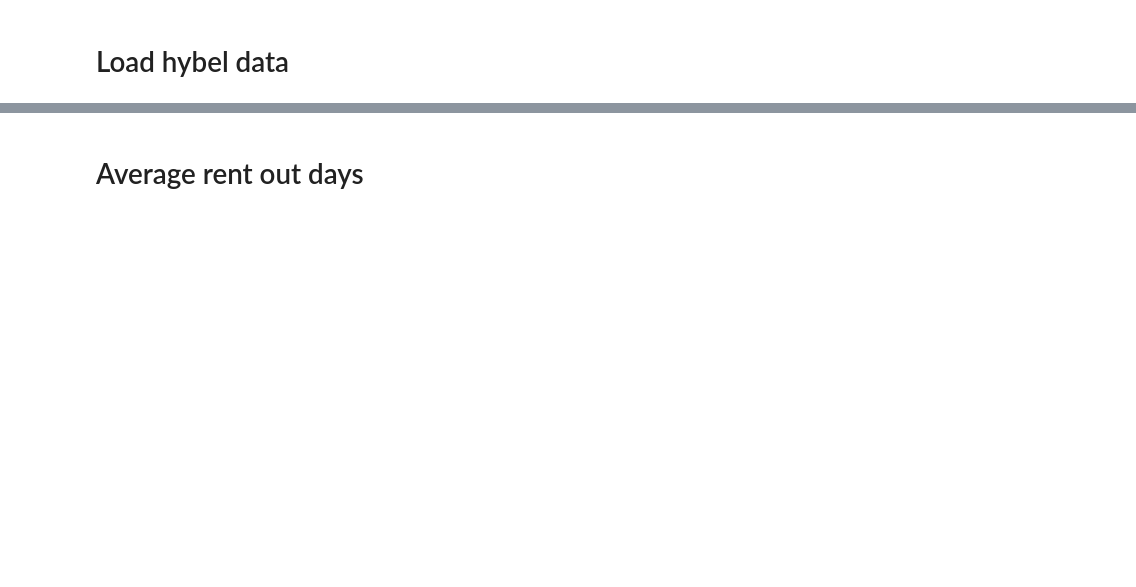
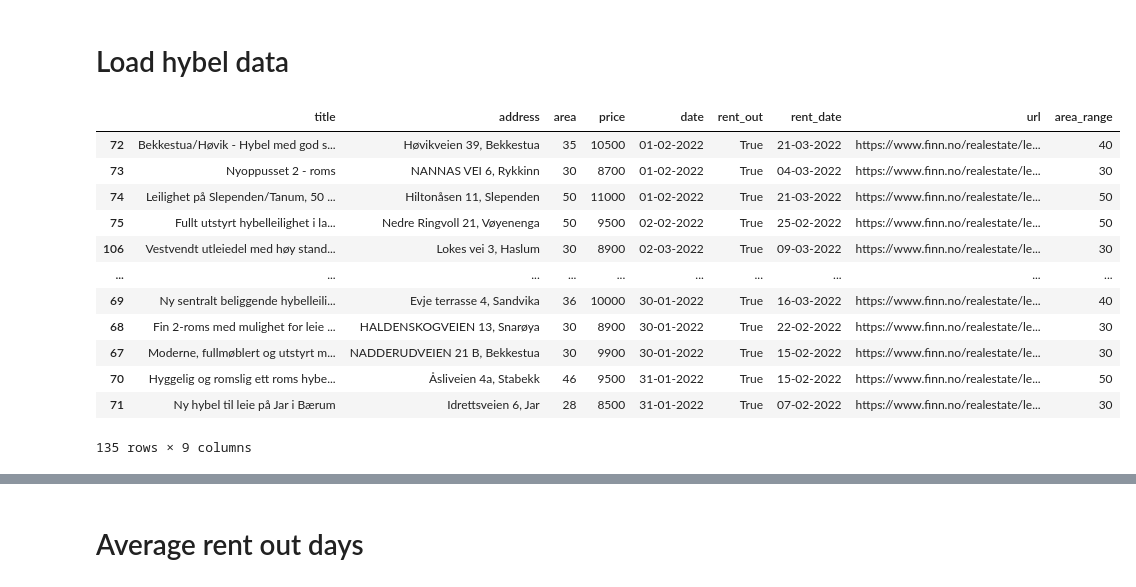
Before and after one commit to bowlderstudio/finn_ad, a Jupyter notebook: notebook/Rent market analyse.ipynb, the cells around one changed output, grey strips where cells are left out. Saved outputs shown, nothing was run; the diff lists cells and outputs as text; code cells hidden in the pictures; blank space fills up the shorter version.

```diff
--- a/notebook/Rent market analyse.ipynb
+++ b/notebook/Rent market analyse.ipynb
@@ -8,9 +8,23 @@ pd.set_option('display.max_colwidth', None)
 # Load hybel data
 # %%
 path="../data"
-hybel_df = pd.read_csv(os.path.join(path,"hybel.csv"))
+hybel_df = pd.read_csv(os.path.join(path,"hybel_baerum.csv"))
 hybel_df["area_range"]=round(hybel_df["area"],-1)
 hybel_df.sort_values('date')
+# %% [output]
+|  | title | address | area | price | date | rent_out | rent_date | url | area_range |
+| 72 | Bekkestua/Høvik - Hybel med god s... | Høvikveien 39, Bekkestua | 35 | 10500 | 01-02-2022 | True | 21-03-2022 | https://www.finn.no/realestate/le... | 40 |
+| 73 | Nyoppusset 2 - roms | NANNAS VEI 6, Rykkinn | 30 | 8700 | 01-02-2022 | True | 04-03-2022 | https://www.finn.no/realestate/le... | 30 |
+| 74 | Leilighet på Slependen/Tanum, 50 ... | Hiltonåsen 11, Slependen | 50 | 11000 | 01-02-2022 | True | 21-03-2022 | https://www.finn.no/realestate/le... | 50 |
+| 75 | Fullt utstyrt hybelleilighet i la... | Nedre Ringvoll 21, Vøyenenga | 50 | 9500 | 02-02-2022 | True | 25-02-2022 | https://www.finn.no/realestate/le... | 50 |
+| 106 | Vestvendt utleiedel med høy stand... | Lokes vei 3, Haslum | 30 | 8900 | 02-03-2022 | True | 09-03-2022 | https://www.finn.no/realestate/le... | 30 |
+| ... | ... | ... | ... | ... | ... | ... | ... | ... | ... |
+| 69 | Ny sentralt beliggende hybelleili... | Evje terrasse 4, Sandvika | 36 | 10000 | 30-01-2022 | True | 16-03-2022 | https://www.finn.no/realestate/le... | 40 |
+| 68 | Fin 2-roms med mulighet for leie ... | HALDENSKOGVEIEN 13, Snarøya | 30 | 8900 | 30-01-2022 | True | 22-02-2022 | https://www.finn.no/realestate/le... | 30 |
+| 67 | Moderne, fullmøblert og utstyrt m... | NADDERUDVEIEN 21 B, Bekkestua | 30 | 9900 | 30-01-2022 | True | 15-02-2022 | https://www.finn.no/realestate/le... | 30 |
+| 70 | Hyggelig og romslig ett roms hybe... | Åsliveien 4a, Stabekk | 46 | 9500 | 31-01-2022 | True | 15-02-2022 | https://www.finn.no/realestate/le... | 50 |
+| 71 | Ny hybel til leie på Jar i Bærum | Idrettsveien 6, Jar | 28 | 8500 | 31-01-2022 | True | 07-02-2022 | https://www.finn.no/realestate/le... | 30 |
+135 rows × 9 columns
 # %%
 rentout_hybel=hybel_df[(hybel_df["rent_out"]==True) & (hybel_df["date"]>='11-01-2022')]
 rentout_hybel.sort_values('rent_date')
```
Also changed, not shown: parts of 22 cells of this notebook, 1 other file.
